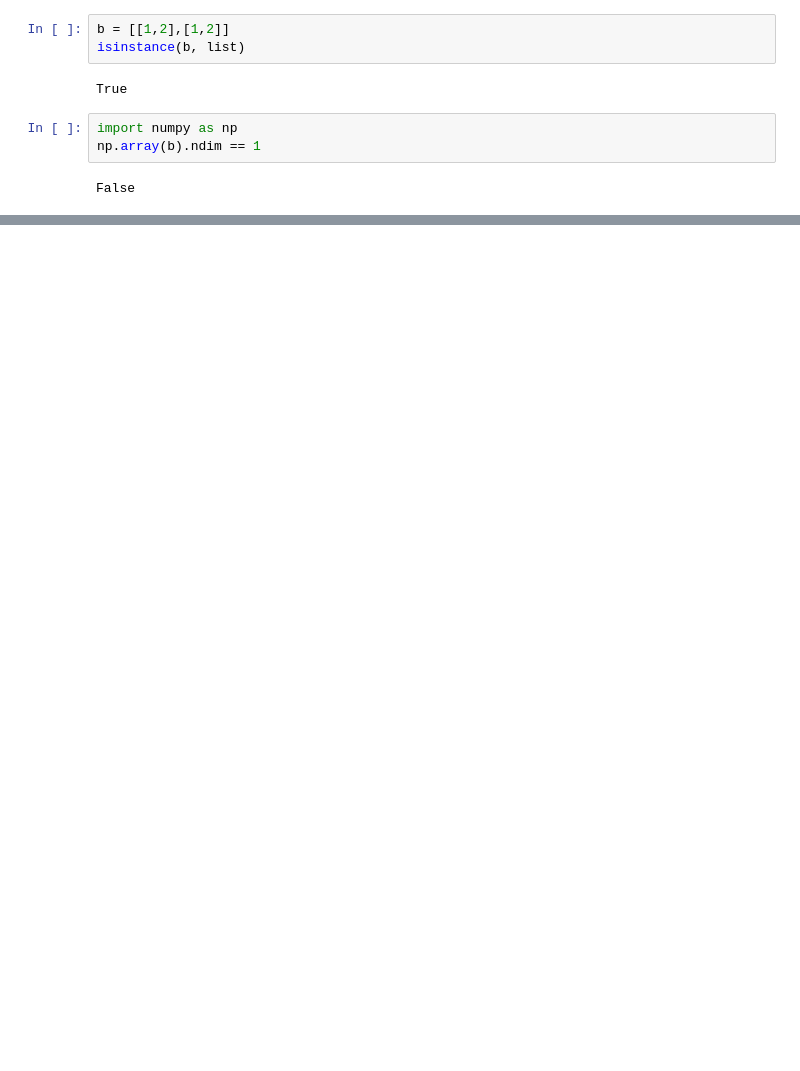
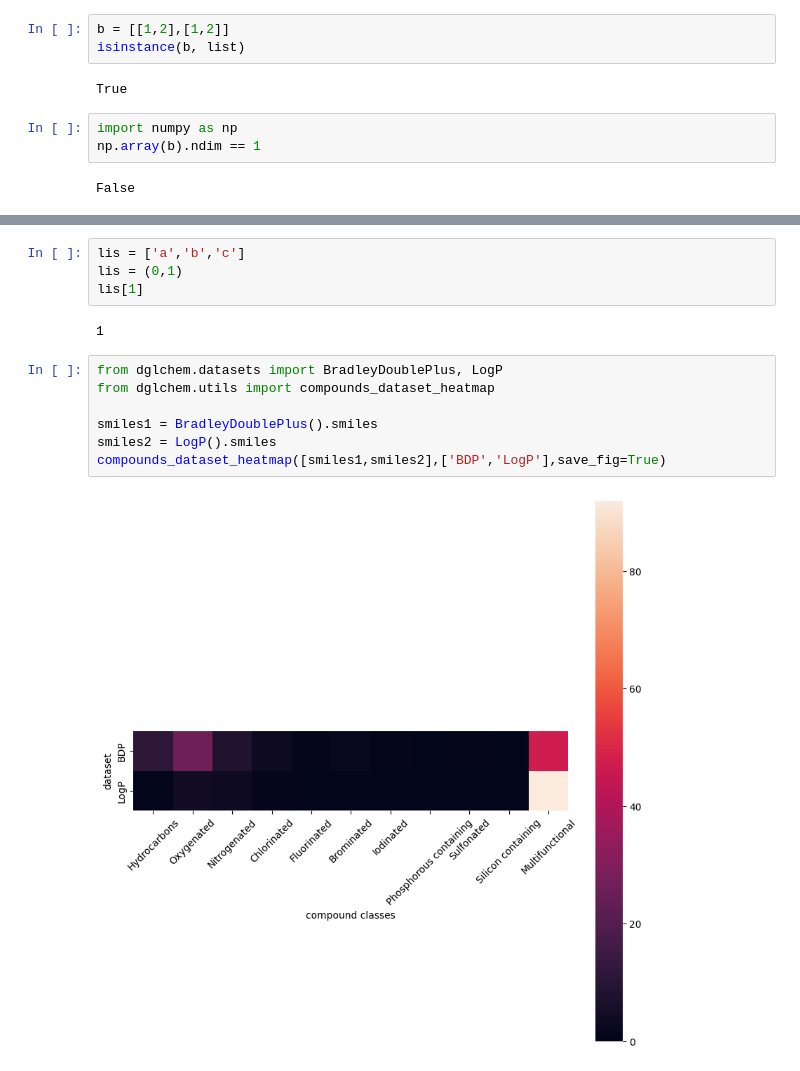
Before and after one commit to aerte/GraPE, a Jupyter notebook: notebooks/tests.ipynb, the cells around one changed output, grey strips where cells are left out. Saved outputs shown, nothing was run; the diff lists cells and outputs as text; blank space fills up the shorter version.

```diff
--- a/notebooks/tests.ipynb
+++ b/notebooks/tests.ipynb
@@ -192,0 +220,15 @@ TypeError: can't convert np.ndarray of type numpy.str_. The only supported types
+# %%
+lis = ['a','b','c']
+lis = (0,1)
+lis[1]
+# %% [output]
+1
+# %%
+from dglchem.datasets import BradleyDoublePlus, LogP
+from dglchem.utils import compounds_dataset_heatmap
+
+smiles1 = BradleyDoublePlus().smiles
+smiles2 = LogP().smiles
+compounds_dataset_heatmap([smiles1,smiles2],['BDP','LogP'],save_fig=True)
+# %% [output]
+[figure, added]
```
Also changed, not shown: parts of 9 cells of this notebook, 10 other files.
